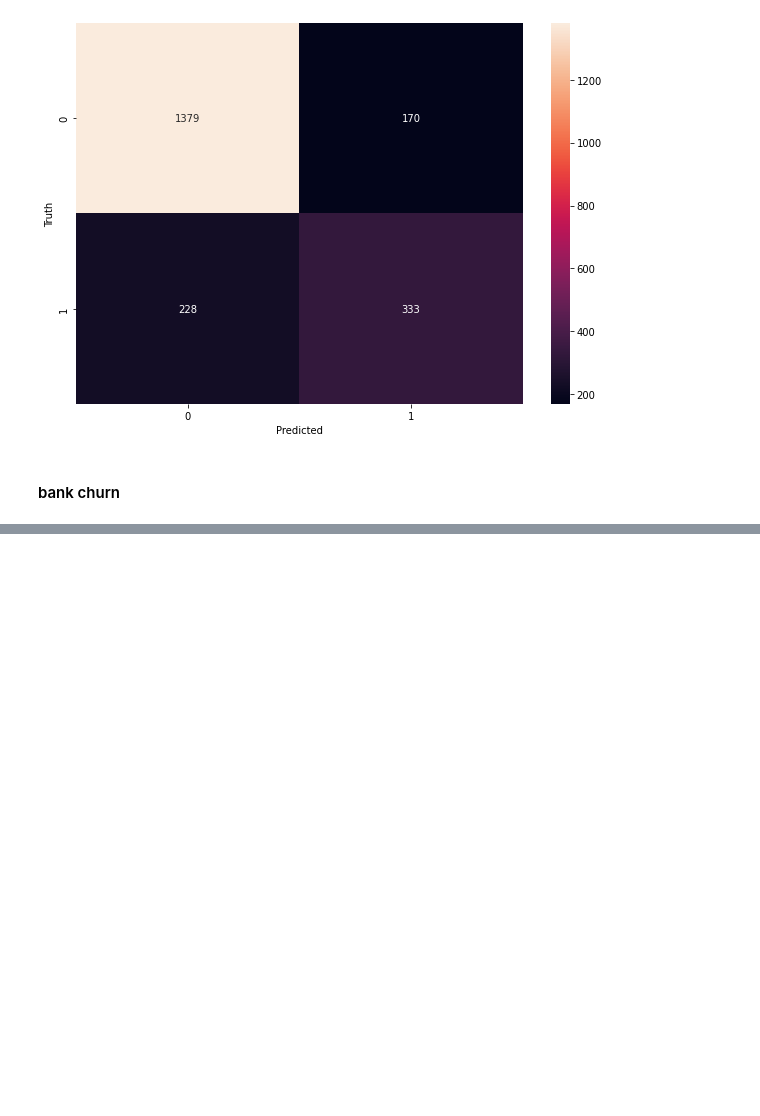
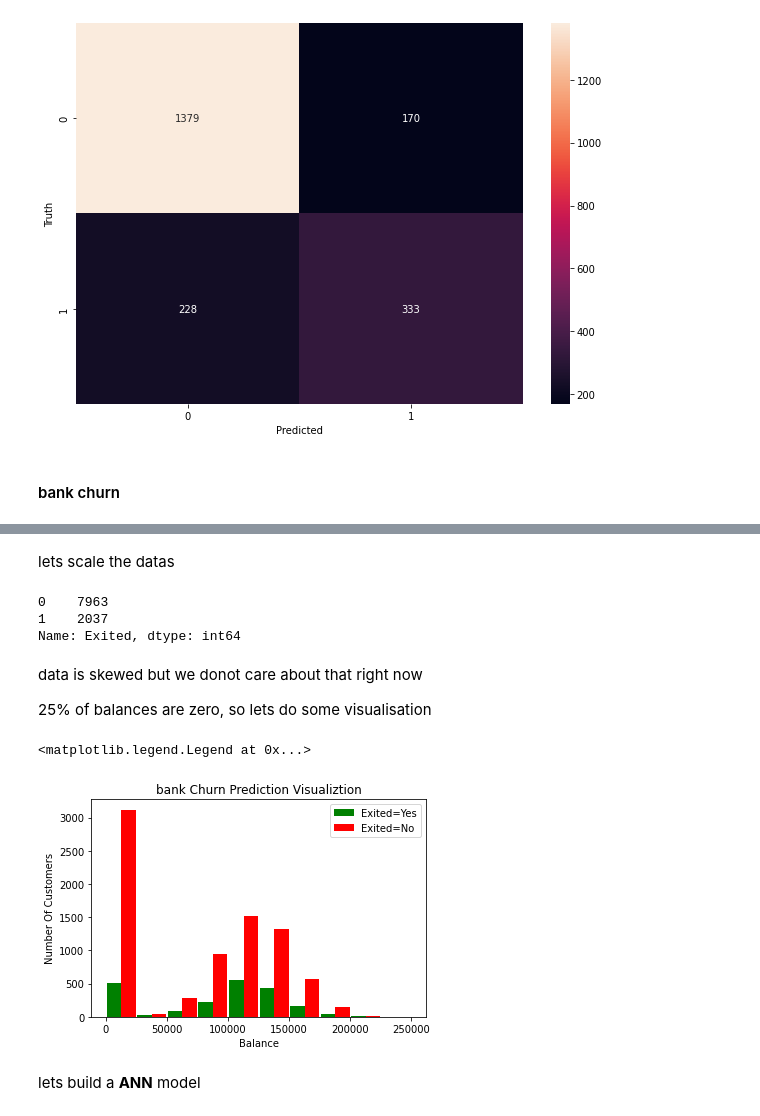
Before and after one commit to harsh-kmr/ml_projects, a Jupyter notebook: deep_learning.ipynb, the cells around one changed output, grey strips where cells are left out. Drawn from its saved outputs; the diff is of its cells as text; code cells hidden in the pictures; blank space fills up the shorter version.

```diff
--- a/deep_learning.ipynb
+++ b/deep_learning.ipynb
@@ -941,0 +1017,2 @@ Text(69.0, 0.5, 'Truth')
+# %% [markdown]
+lets scale the datas
@@ -941,0 +1023,21 @@ Text(69.0, 0.5, 'Truth')
+# %%
+df.Exited.value_counts()
+# %% [output]
+0    7963
+1    2037
+Name: Exited, dtype: int64
+# %% [markdown]
+data is skewed but we donot care about that right now
+
+25% of balances are zero, so lets do some visualisation
+# %%
+Balance_churn_no = df[df.Exited==0].Balance
+Balance_churn_yes = df[df.Exited==1].Balance
+plt.xlabel("Balance")
+plt.ylabel("Number Of Customers")
+plt.title("bank Churn Prediction Visualiztion")
+plt.hist([Balance_churn_yes, Balance_churn_no], rwidth=0.95, color=['green','red'],label=['Exited=Yes','Exited=No'])
+plt.legend()
+# %% [output]
+<matplotlib.legend.Legend at 0x...>
+[figure, added]
@@ -941,0 +1047,2 @@ Text(69.0, 0.5, 'Truth')
+# %% [markdown]
+lets build a **ANN** model
```
Also changed, not shown: parts of 46 cells of this notebook.
